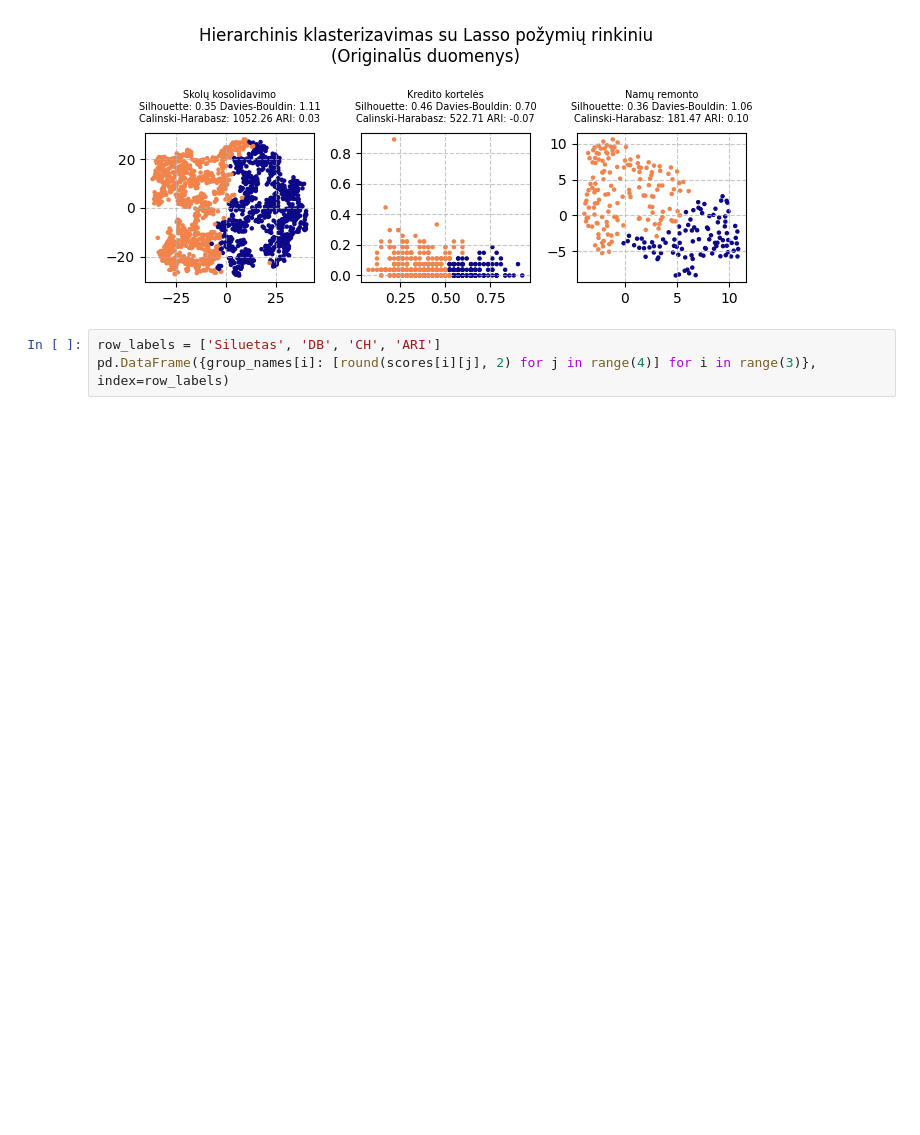
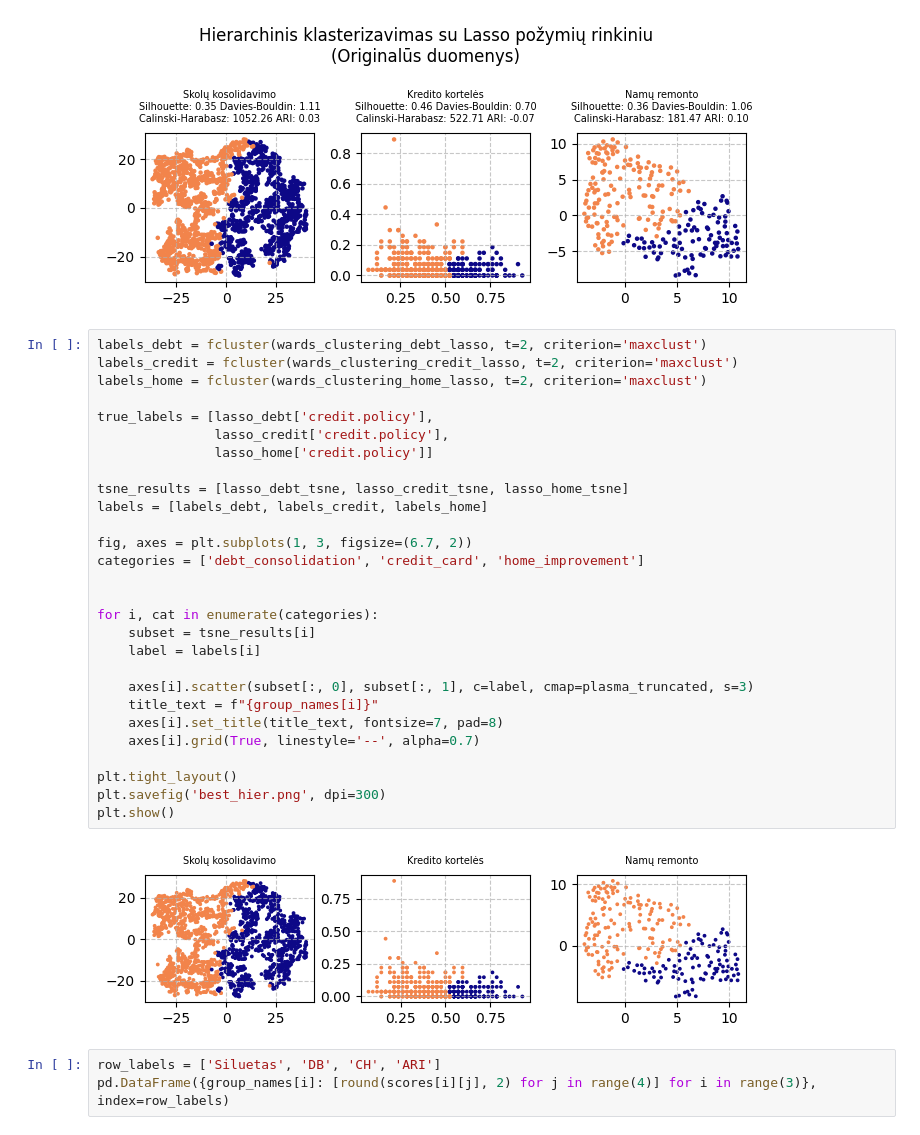
Before and after one commit to EvelinaDu/Papildomi_duomenu_vizualizavimo_skyriai, a Jupyter notebook: 3_laboratorinis/Hierarchical.ipynb, the cells around one changed output. Saved outputs shown, nothing was run; the diff lists cells and outputs as text; blank space fills up the shorter version.

```diff
--- a/3_laboratorinis/Hierarchical.ipynb
+++ b/3_laboratorinis/Hierarchical.ipynb
@@ -525,6 +525,36 @@ plt.savefig('hier_lasso.png', dpi=300)
 plt.show()
 # %% [output]
 [figure]
+# %%
+labels_debt = fcluster(wards_clustering_debt_lasso, t=2, criterion='maxclust')
+labels_credit = fcluster(wards_clustering_credit_lasso, t=2, criterion='maxclust')
+labels_home = fcluster(wards_clustering_home_lasso, t=2, criterion='maxclust')
+
+true_labels = [lasso_debt['credit.policy'],
+               lasso_credit['credit.policy'],
+               lasso_home['credit.policy']]
+
+tsne_results = [lasso_debt_tsne, lasso_credit_tsne, lasso_home_tsne]
+labels = [labels_debt, labels_credit, labels_home]
+
+fig, axes = plt.subplots(1, 3, figsize=(6.7, 2))
+categories = ['debt_consolidation', 'credit_card', 'home_improvement']
+
+
+for i, cat in enumerate(categories):
+    subset = tsne_results[i]
+    label = labels[i]
+
+    axes[i].scatter(subset[:, 0], subset[:, 1], c=label, cmap=plasma_truncated, s=3)
+    title_text = f"{group_names[i]}"
+    axes[i].set_title(title_text, fontsize=7, pad=8)
+    axes[i].grid(True, linestyle='--', alpha=0.7)
+
+plt.tight_layout()
+plt.savefig('best_hier.png', dpi=300)
+plt.show()
+# %% [output]
+[figure, added]
 # %%
 row_labels = ['Siluetas', 'DB', 'CH', 'ARI']
 pd.DataFrame({group_names[i]: [round(scores[i][j], 2) for j in range(4)] for i in range(3)}, index=row_labels)
```
Also changed, not shown: parts of 3 cells of this notebook, 1 other file.
